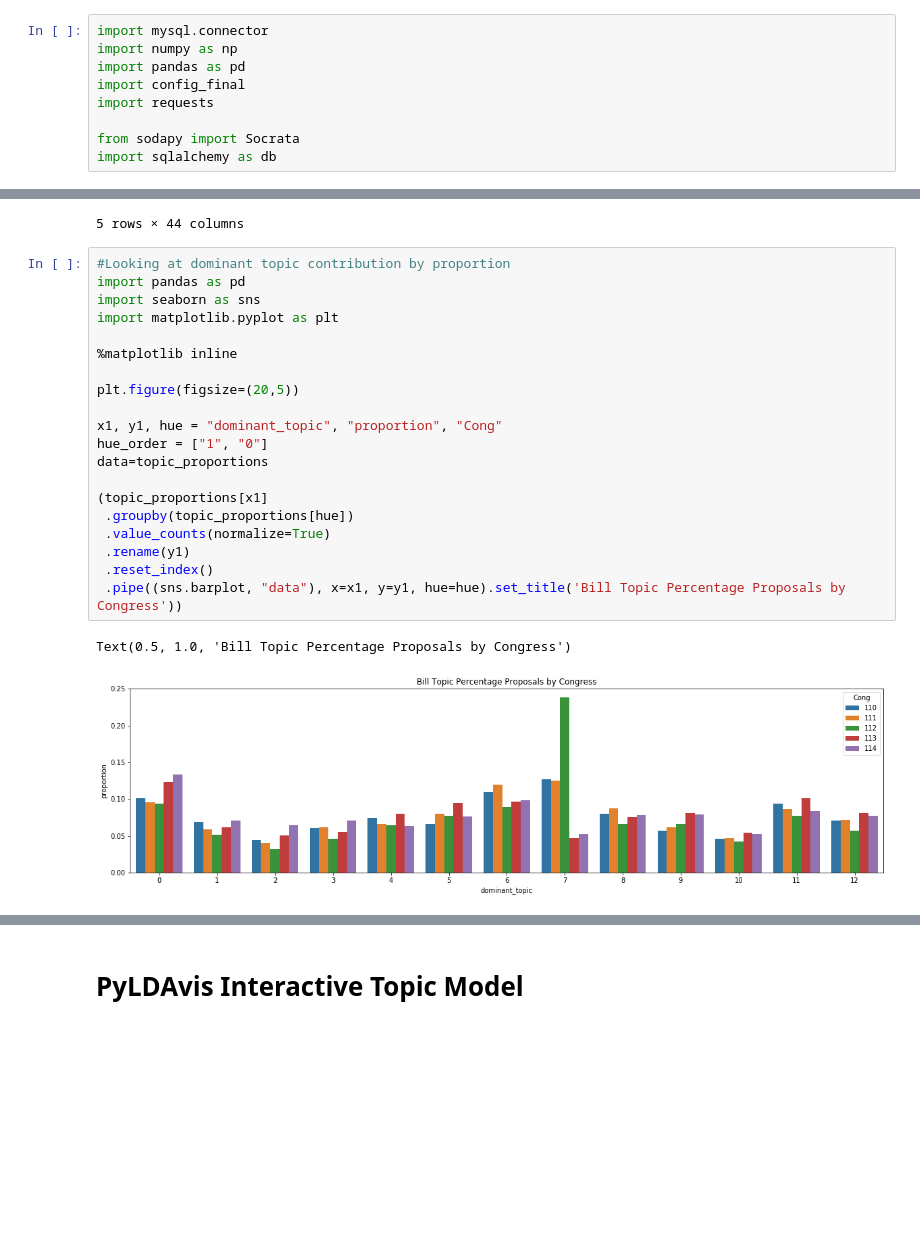
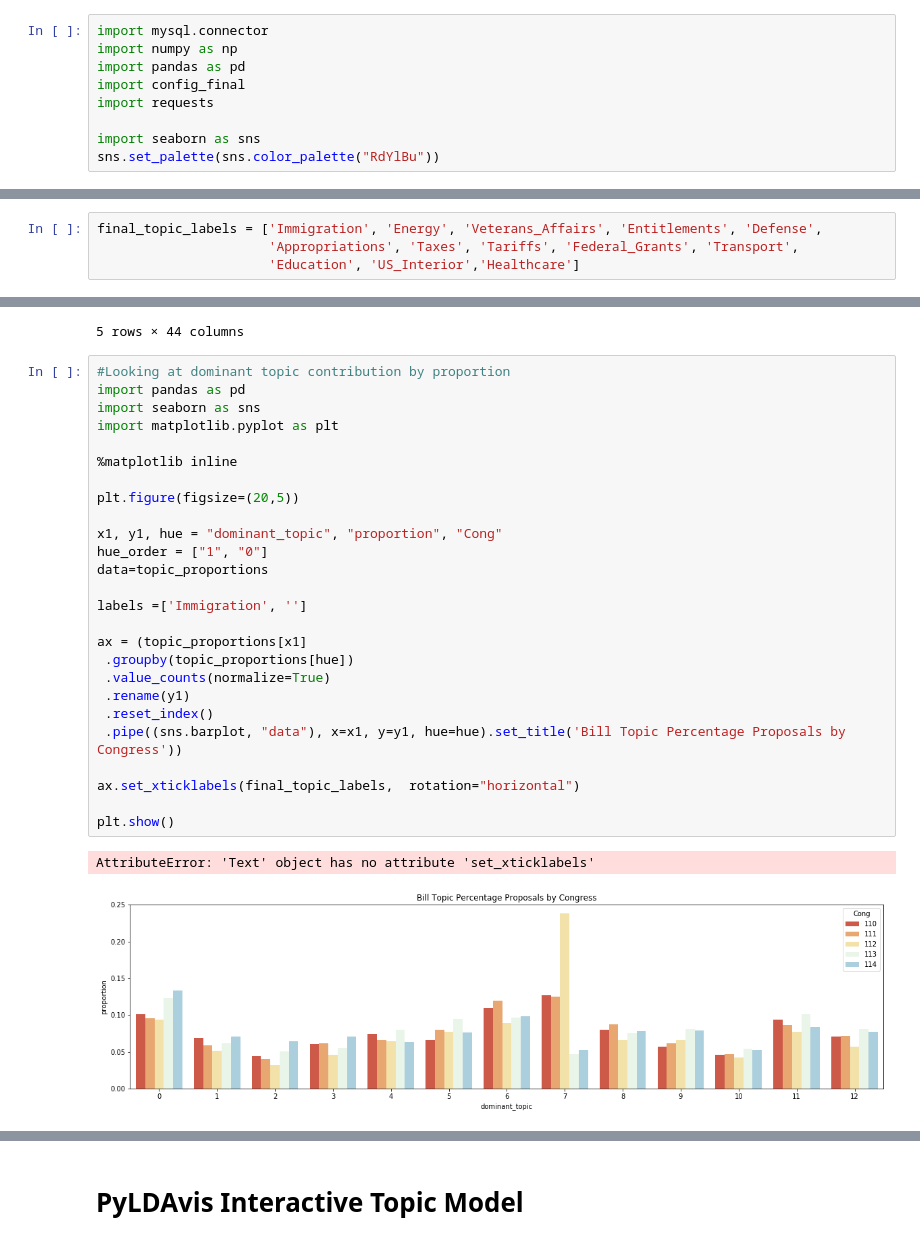
Before and after one commit to mellymillionz/Congressional_Bill_Passage_Analysis, a Jupyter notebook: Completed_LDA_Topics.ipynb, the cells around one changed output, grey strips where cells are left out. Saved outputs shown, nothing was run; the diff lists cells and outputs as text; blank space fills up the shorter version.

Commit message:
topic visualizations

```diff
--- a/Completed_LDA_Topics.ipynb
+++ b/Completed_LDA_Topics.ipynb
@@ -29,8 +29,8 @@ import pandas as pd
 import config_final
 import requests
 
-from sodapy import Socrata
-import sqlalchemy as db
+import seaborn as sns
+sns.set_palette(sns.color_palette("RdYlBu"))
 # %%
 from sodapy import Socrata
 import sqlalchemy as db
@@ -469,6 +472,10 @@ THE TOP 15 WORDS FOR TOPIC #2
 
 THE TOP 15 WORDS FOR TOPIC #12
 ['treatment', 'patient', 'coverage', 'drug', 'plan', 'information', 'individual', 'protection', 'insurance', 'human', 'require', 'public', 'care', 'service', 'health']
+# %%
+final_topic_labels = ['Immigration', 'Energy', 'Veterans_Affairs', 'Entitlements', 'Defense',
+                      'Appropriations', 'Taxes', 'Tariffs', 'Federal_Grants', 'Transport',
+                      'Education', 'US_Interior','Healthcare']
 # %% [markdown]
 **Review topic distribution in corpus**
 # %%
@@ -568,25 +575,31 @@ topic_proportions.head()
 # %%
 #Looking at dominant topic contribution by proportion
 import pandas as pd
 import seaborn as sns
 import matplotlib.pyplot as plt
 
 %matplotlib inline
 
 plt.figure(figsize=(20,5))
 
 x1, y1, hue = "dominant_topic", "proportion", "Cong"
 hue_order = ["1", "0"]
 data=topic_proportions
 
-(topic_proportions[x1]
+labels =['Immigration', '']
+
+ax = (topic_proportions[x1]
  .groupby(topic_proportions[hue])
  .value_counts(normalize=True)
  .rename(y1)
  .reset_index()
  .pipe((sns.barplot, "data"), x=x1, y=y1, hue=hue).set_title('Bill Topic Percentage Proposals by Congress'))
+
+ax.set_xticklabels(final_topic_labels,  rotation="horizontal")
+
+plt.show()
 # %% [output]
-Text(0.5, 1.0, 'Bill Topic Percentage Proposals by Congress')
+AttributeError: 'Text' object has no attribute 'set_xticklabels'
-[figure, old version]
+[figure, new version]
 # %%
 topic_proportions['dominant_topic'].value_counts().plot.pie()
```
Also changed, not shown: parts of 25 cells of this notebook.
